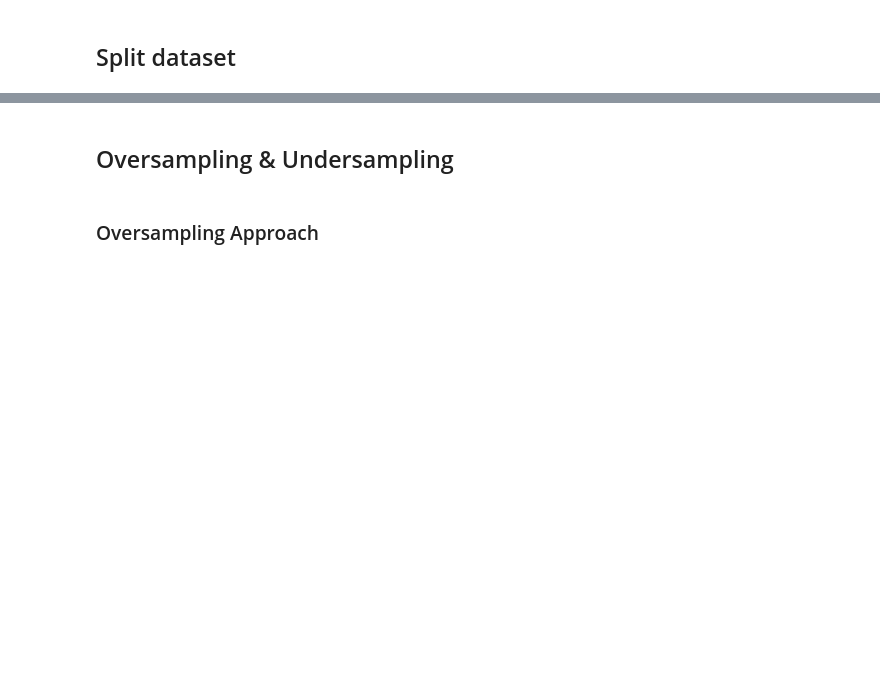
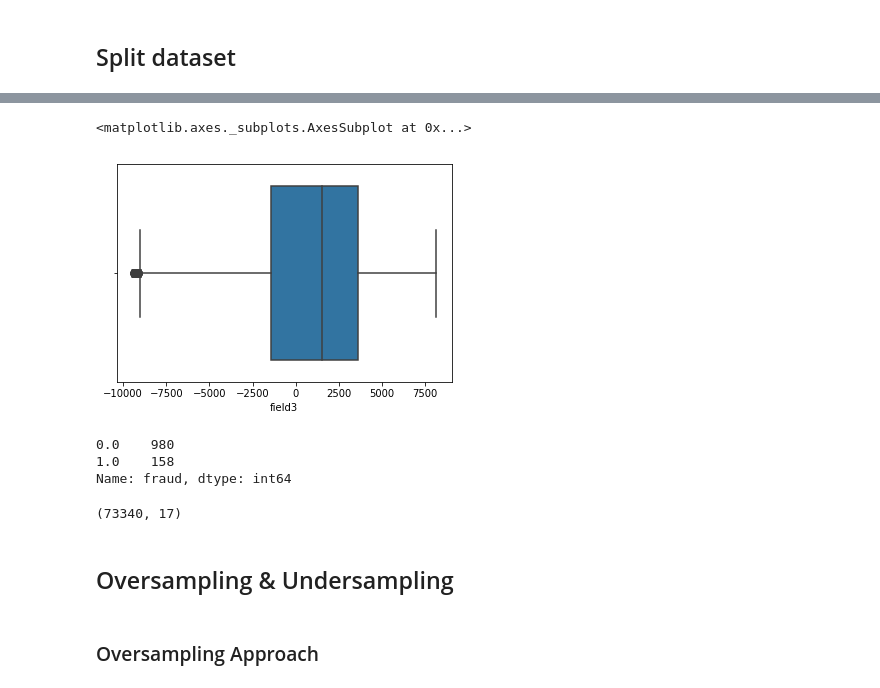
Before and after one commit to deborrrrrah/DSDM_Projects, a Jupyter notebook: Fraud Detection.ipynb, the cells around one changed output, grey strips where cells are left out. Saved outputs shown, nothing was run; the diff lists cells and outputs as text; code cells hidden in the pictures; blank space fills up the shorter version.

```diff
--- a/Fraud Detection.ipynb
+++ b/Fraud Detection.ipynb
@@ -183,2 +192,29 @@ X_train
+# %%
+Q1 = outlier_removed_df['field3'].quantile(0.25)
+Q3 = outlier_removed_df['field3'].quantile(0.75)
+IQR = Q3 - Q1
+
+outlier_removed_df = train_df
+outlier_df = train_df
+filter = (outlier_removed_df['field3'] >= Q1 - 1.5 * IQR) & (outlier_removed_df['field3'] <= Q3 + 1.5 *IQR)
+outlier_filter = (outlier_removed_df['field3'] < Q1 - 1.5 * IQR) | (outlier_removed_df['field3'] > Q3 + 1.5 *IQR)
+outlier_df = outlier_df.loc[outlier_filter]
+outlier_removed_df = outlier_removed_df.loc[filter]
+
+sns.boxplot(x=outlier_removed_df['field3'])
+# %% [output]
+<matplotlib.axes._subplots.AxesSubplot at 0x...>
+[figure, added]
+# %%
+outlier_df['fraud'].value_counts()
+# %% [output]
+0.0    980
+1.0    158
+Name: fraud, dtype: int64
+# %%
+train_df = outlier_removed_df
+outlier_removed_df.shape
+# %% [output]
+(73340, 17)
 # %% [markdown]
 ## Oversampling & Undersampling
```
Also changed, not shown: parts of 34 cells of this notebook.
